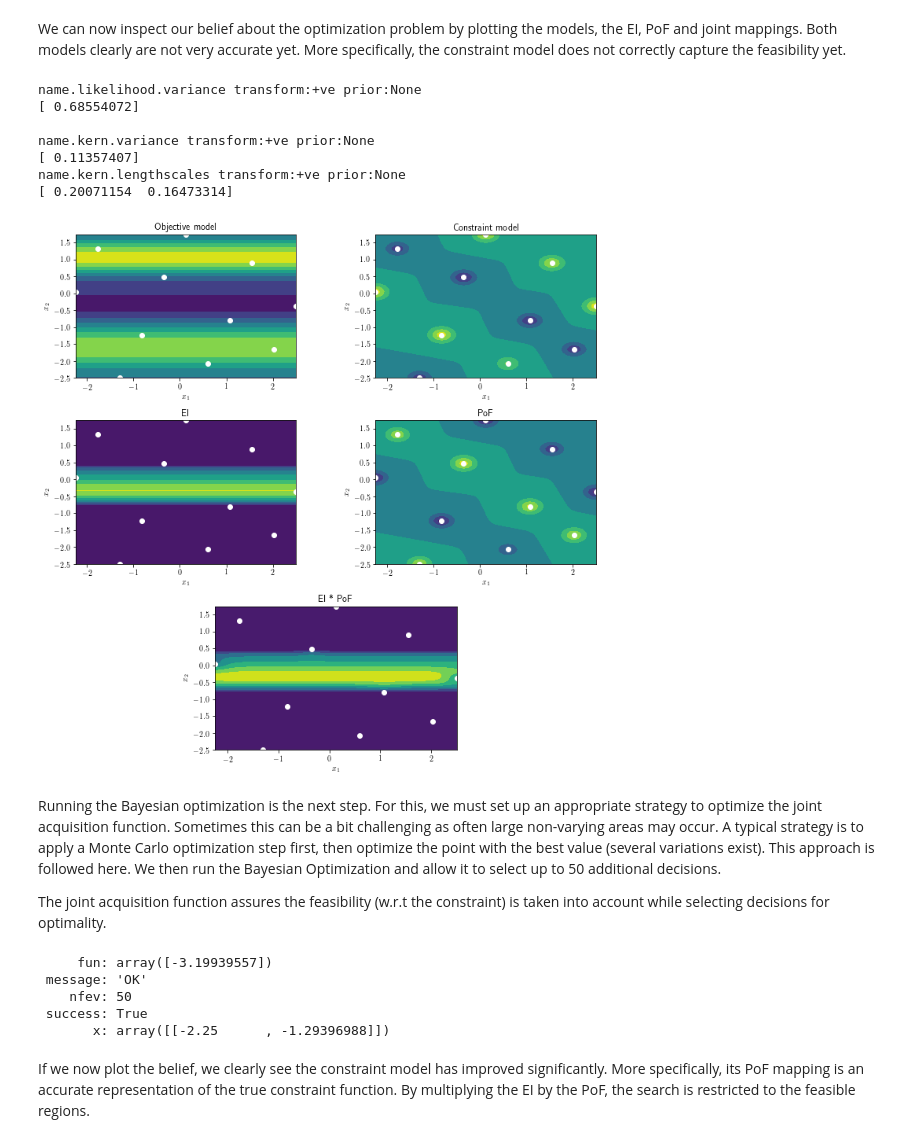
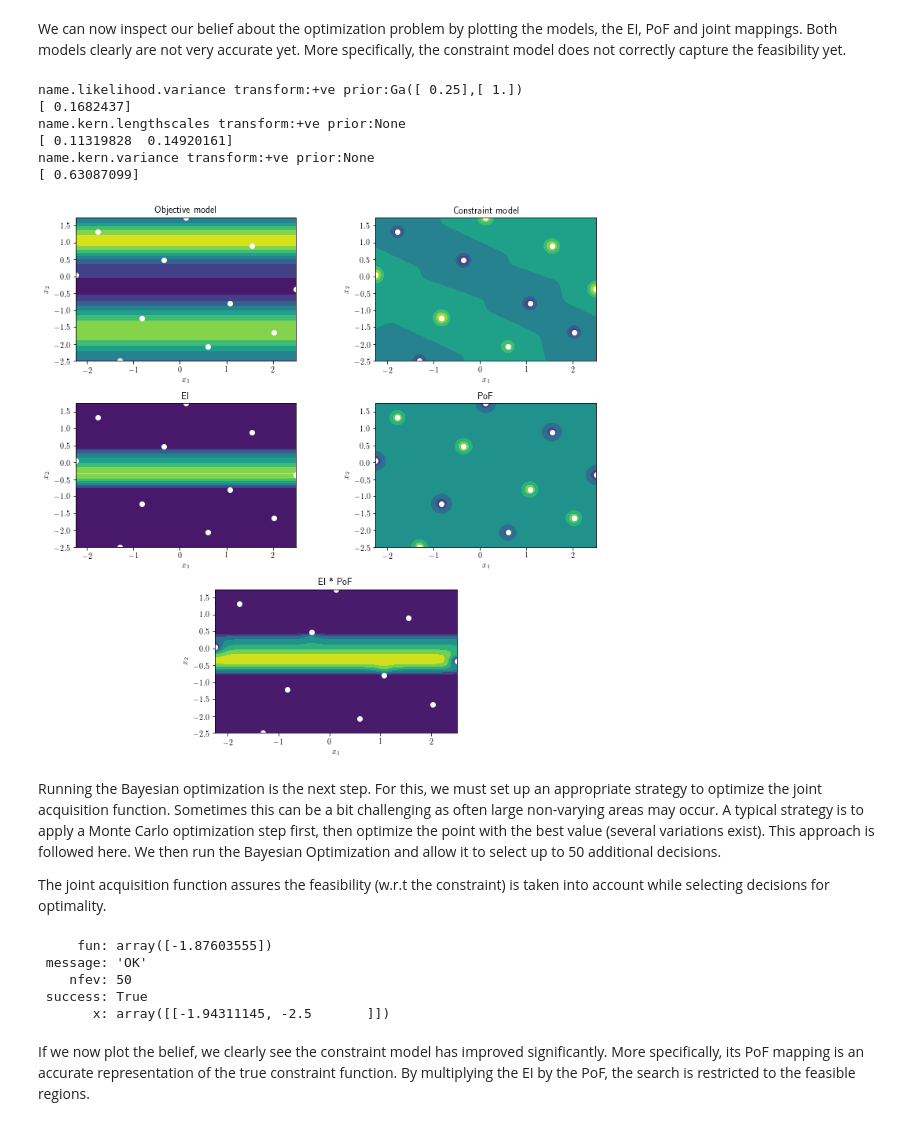
Before and after one commit to GPflow/GPflowOpt, a Jupyter notebook: doc/source/notebooks/constrained_bo.ipynb, the cells around one changed output. Drawn from its saved outputs; the diff is of its cells as text; code cells hidden in the pictures.

```diff
--- a/doc/source/notebooks/constrained_bo.ipynb
+++ b/doc/source/notebooks/constrained_bo.ipynb
@@ -61,7 +61,10 @@ Yc = constraint(X)
 
 # Models
 objective_model = GPflow.gpr.GPR(X, Yo, GPflow.kernels.Matern52(2, ARD=True))
-constraint_model = GPflow.gpr.GPR(X, Yc, GPflow.kernels.Matern52(2, ARD=True))
+objective_model.likelihood.variance = 0.01
+constraint_model = GPflow.gpr.GPR(np.copy(X), Yc, GPflow.kernels.Matern52(2, ARD=True))
+constraint_model.likelihood.variance = 0.01
+constraint_model.likelihood.variance.prior =  GPflow.priors.Gamma(1./4.,1.0)
 
 # Setup
 ei = GPflowOpt.acquisition.ExpectedImprovement(objective_model)
@@ -72,45 +75,44 @@ We can now inspect our belief about the optimization problem by plotting the mod
 # %%
 def plot():
     Xeval = GPflowOpt.design.FactorialDesign(101, domain).generate()
-    Yevala,_ = objective_model.predict_f(Xeval)
-    Yevalb,_ = constraint_model.predict_f(Xeval)
+    Yevala,_ = joint.operands[0].models[0].predict_f(Xeval)
+    Yevalb,_ = joint.operands[1].models[0].predict_f(Xeval)
     Yevalc = np.maximum(ei.evaluate(Xeval), 0)
     Yevald = pof.evaluate(Xeval)
     Yevale = np.maximum(joint.evaluate(Xeval), 0)
     shape = (101, 101)
     plots = [('Objective model', Yevala), ('Constraint model', Yevalb),
              ('EI', Yevalc), ('PoF', Yevald),
              ('EI * PoF', Yevale)]
 
     plt.figure(figsize=(10,10))
     for i, plot in enumerate(plots):
         if i == 4:
             plt.subplot(3,3,8)
             ax = plt.subplot2grid((3, 4), (2, 1), colspan=2)
         else:
             ax = plt.subplot2grid((3, 2), (int(i/2), i % 2))
 
         ax.contourf(Xeval[:,0].reshape(shape), Xeval[:,1].reshape(shape), plot[1].reshape(shape))
         ax.scatter(joint.data[0][:,0], joint.data[0][:,1], c='w')
         ax.set_title(plot[0])
         ax.set_xlabel('$x_1$')
         ax.set_ylabel('$x_2$')
         ax.set_xlim([domain.lower[0], domain.upper[0]])
         ax.set_ylim([domain.lower[1], domain.upper[1]])
     plt.tight_layout()
 
 # Plot representing the model belief, and the belief mapped to EI and PoF
 plot()
 print(constraint_model)
 # %% [output]
-name.likelihood.variance transform:+ve prior:None
-[ 0.68554072]
-
+name.likelihood.variance transform:+ve prior:Ga([ 0.25],[ 1.])
+[ 0.1682437]
+name.kern.lengthscales transform:+ve prior:None
+[ 0.11319828  0.14920161]
 name.kern.variance transform:+ve prior:None
-[ 0.11357407]
-name.kern.lengthscales transform:+ve prior:None
-[ 0.20071154  0.16473314]
+[ 0.63087099]
-[figure, old version]
+[figure, new version]
 # %% [markdown]
 Running the Bayesian optimization is the next step. For this, we must set up an appropriate strategy to optimize the joint acquisition function. Sometimes this can be a bit challenging as often large non-varying areas may occur. A typical strategy is to apply a Monte Carlo optimization step first, then optimize the point with the best value (several variations exist). This approach is followed here. We then run the Bayesian Optimization and allow it to select up to 50 additional decisions.
 
@@ -128,11 +130,11 @@ with optimizer.silent():
 
 print(result)
 # %% [output]
-     fun: array([-3.19939557])
+     fun: array([-1.87603555])
  message: 'OK'
     nfev: 50
  success: True
-       x: array([[-2.25      , -1.29396988]])
+       x: array([[-1.94311145, -2.5       ]])
 # %% [markdown]
 If we now plot the belief, we clearly see the constraint model has improved significantly. More specifically, its PoF mapping is an accurate representation of the true constraint function. By multiplying the EI by the PoF, the search is restricted to the feasible regions.
 # %%
```
Also changed, not shown: parts of 3 cells of this notebook.
